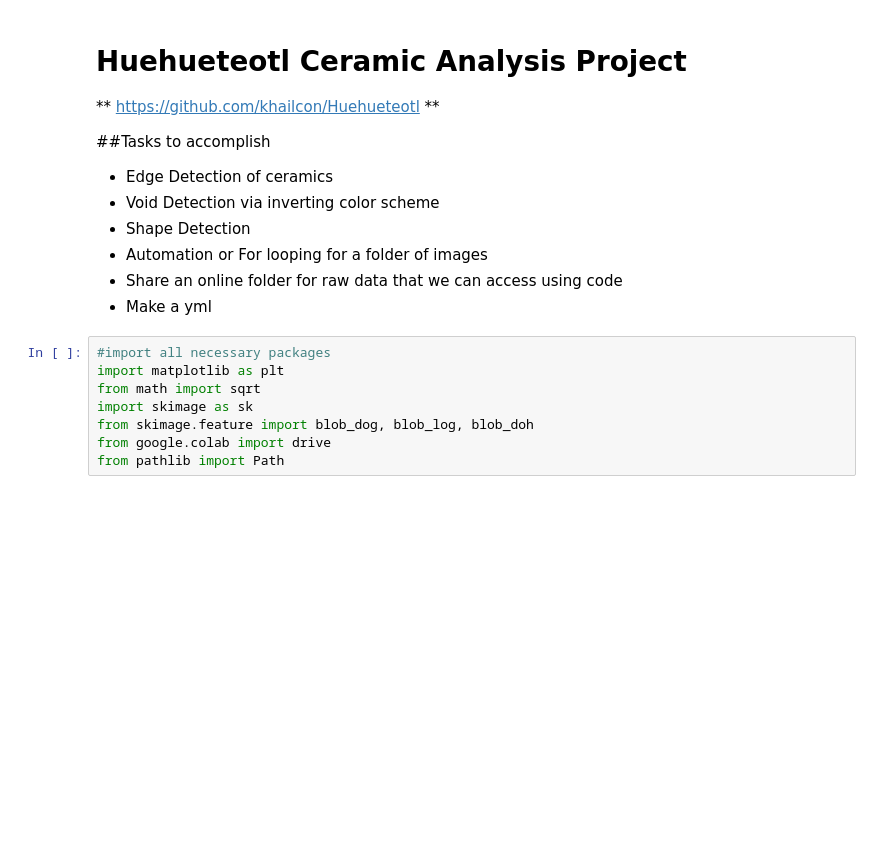
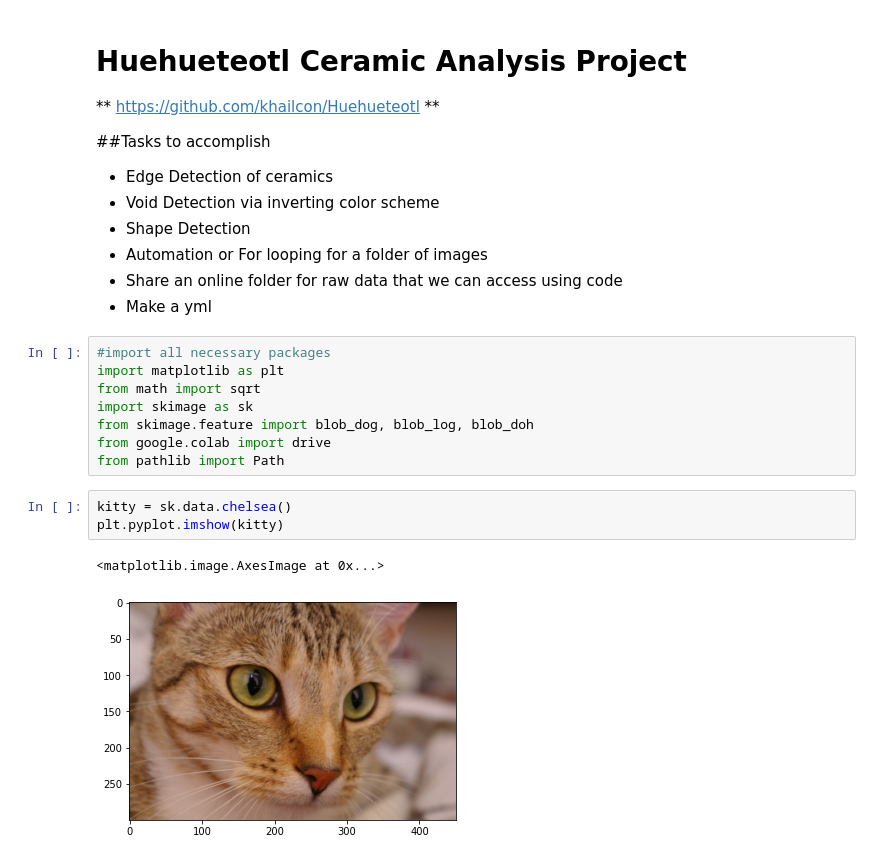
Before and after one commit to khailcon/Huehueteotl, a Jupyter notebook: Ceramic_Project_CHEM599.ipynb, the cells around one changed output. Drawn from its saved outputs; the diff is of its cells as text; blank space fills up the shorter version.

```diff
--- a/Ceramic_Project_CHEM599.ipynb
+++ b/Ceramic_Project_CHEM599.ipynb
@@ -20,3 +20,9 @@ import skimage as sk
 from skimage.feature import blob_dog, blob_log, blob_doh
 from google.colab import drive
 from pathlib import Path
+# %%
+kitty = sk.data.chelsea()
+plt.pyplot.imshow(kitty)
+# %% [output]
+<matplotlib.image.AxesImage at 0x...>
+[figure, added]
```
Also changed, not shown: parts of 1 cell of this notebook.
